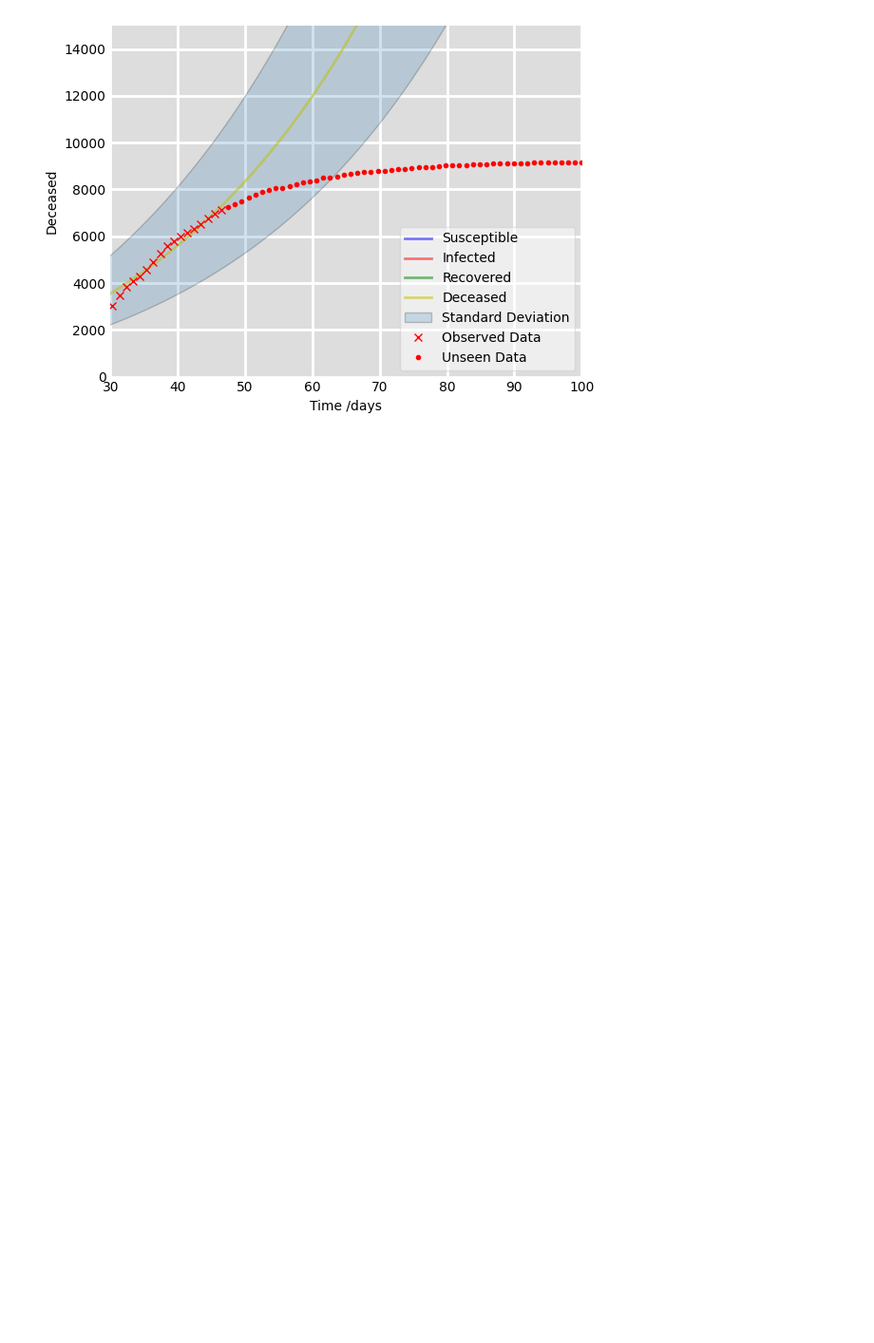
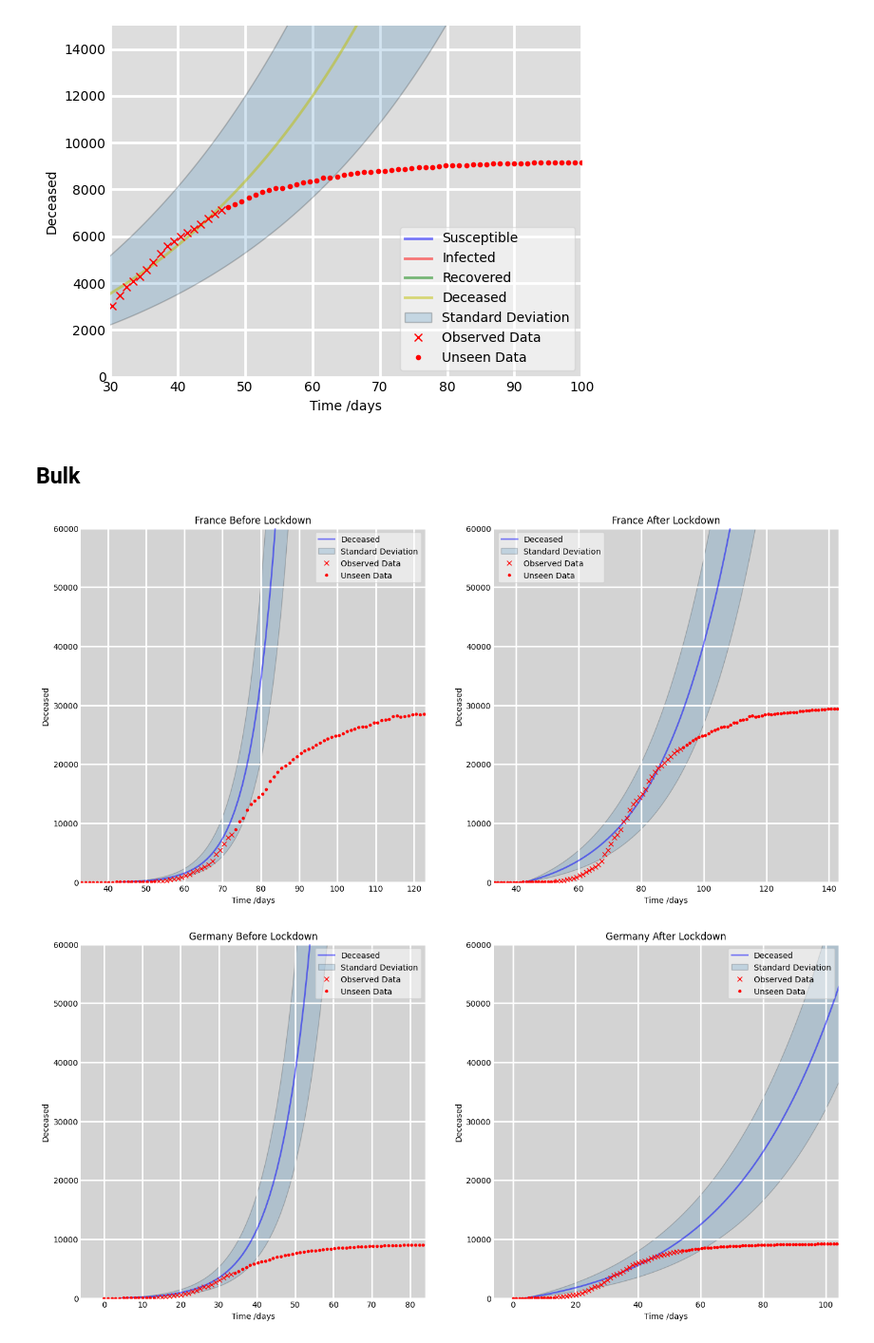
Before and after one commit to zenodea/MCMC_parameter_estimation, a Jupyter notebook: Data Analysis/sird.ipynb, the cells around one changed output. Shown at 95% size. Cells and saved outputs as stored; diff of their text form; code cells hidden in the pictures; blank space fills up the shorter version.

```diff
--- a/Data Analysis/sird.ipynb
+++ b/Data Analysis/sird.ipynb
@@ -58,7 +64,7 @@ def plotSIRD(tf, N, i0, beta, gamma, rho, ylimit, xlimit, sd):
 # %%
 def plotRealData (graph, data, offset, beforeForecast, D):
     deaths = data["cumDeath"].tolist()
-    t = np.linspace(0, 100, 100)
+    t = np.linspace(0, 200, 200)
     if (offset != 0):
         graph.plot(t[0:offset], deaths[0:offset], 'r', marker='.', linestyle = 'None')
         graph.plot(t[offset:beforeForecast], deaths[offset:beforeForecast], 'r', marker='x', label="Observed Data", linestyle = 'None')
@@ -84,3 +90,17 @@ SIRD_graph = plotSIRD(1000,83000000, 8301.01060,0.23074,0.20158,0.04435,[0,15000
 plotRealData(SIRD_graph[0],pd.read_csv('../processed_data/cumDeathGermany.csv'), 30,47, SIRD_graph[1])
 # %% [output]
 [figure]
+# %% [markdown]
+## Bulk
+# %%
+def addTime(startDate, t):
+    dates = datetime.strptime(startDate, '%Y-%m-%d').date()
+    d = dates+ timedelta(days = t)
+    return d.strftime('%Y-%m-%d')
+def timeTot(startDate, endDate):
+    sD = startDate.split('-')
+    sDs = date(int(sD[0]),int(sD[1]),int(sD[2]))
+    eD = endDate.split('-')
+    eDs = date(int(eD[0]),int(eD[1]),int(eD[2]))
+    delta = eDs - sDs
+    return delta.days
@@ -86,0 +140,31 @@ plotRealData(SIRD_graph[0],pd.read_csv('../processed_data/cumDeathGermany.csv'),
+# %%
+country_names = ['France','Germany','Italy','Spain','UK']
+for country in country_names:
+    fig, (ax1, ax2) = plt.subplots(1,2, figsize=(17,8))
+    ax1.set_facecolor('lightgrey')
+    ax2.set_facecolor('lightgrey')
+    # Plot the data on three separate curves for S(t), I(t) and R(t)
+
+    pop = dataset[country]['pop']
+    startDate = dataset[country]['fLock'][0]
+    realData = pd.read_csv('../processed_data/cumDeath'+country+'.csv')
+    firstDate = realData.loc[0]['date']
+
+    # before
+    obvData_start = timeTot(firstDate,startDate)
+    obvData_end = timeTot(firstDate,addTime(startDate,20))
+    df = pd.read_csv('mcmc_data/'+country+"/fLock_before.csv")
+    graph = plotSIRD(ax1,200, pop, df.loc[3][1], df.loc[0][1], df.loc[1][1], df.loc[2][1], [0,60000], [obvData_start-20,obvData_end+50], [df.loc[0][2], df.loc[1][2], df.loc[2][2]], timeTot(firstDate,startDate)-10, False)
+    ax1.set_title(country + " Before Lockdown")
+    plotRealData(ax1, realData, obvData_start, obvData_end, graph)
+
+    # after
+    obvData_start = timeTot(firstDate,startDate)
+    obvData_end = timeTot(firstDate,addTime(startDate,40))
+    df = pd.read_csv('mcmc_data/'+country+"/fLock_after.csv")
+    graph = plotSIRD(ax2,200, pop, df.loc[3][1], df.loc[0][1], df.loc[1][1], df.loc[2][1], [0,60000], [obvData_start-20, obvData_end+50], [df.loc[0][2], df.loc[1][2], df.loc[2][2]], timeTot(firstDate,startDate)-10, False)
+    ax2.set_title(country + " After Lockdown")
+    plotRealData(ax2, realData, obvData_start, obvData_end, graph)
+# %% [output]
+[figure, added]
+[figure, added]
```
Also changed, not shown: parts of 7 cells of this notebook, 16 other files.
